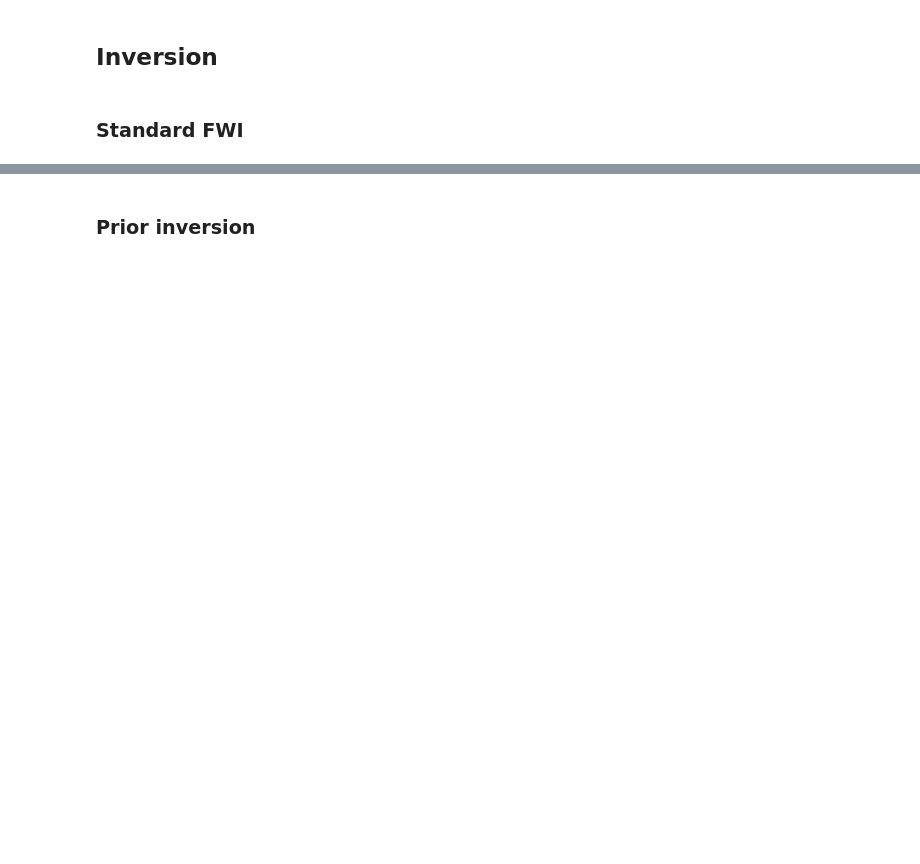
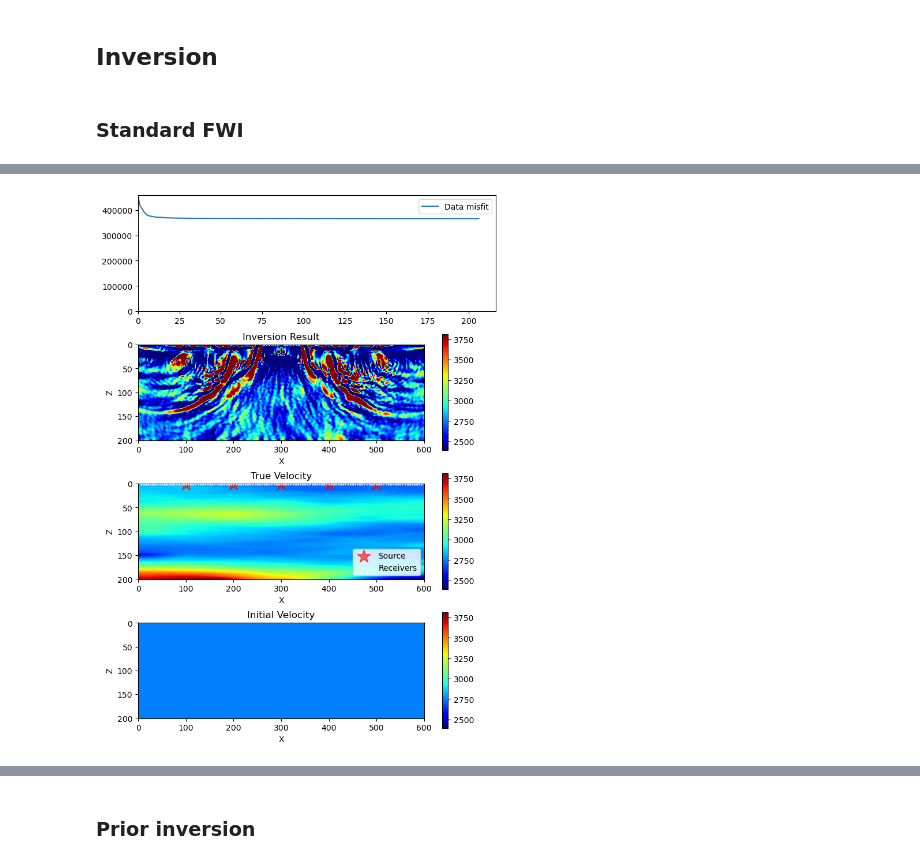
Before and after one commit to medicinely/fwi, a Jupyter notebook: fwi_matrix.ipynb, the cells around one changed output, grey strips where cells are left out. Saved outputs shown, nothing was run; the diff lists cells and outputs as text; code cells hidden in the pictures; blank space fills up the shorter version.

```diff
--- a/fwi_matrix.ipynb
+++ b/fwi_matrix.ipynb
@@ -415,0 +371,82 @@ plt.show()
+# %%
+from scipy.optimize import minimize
+
+# # optimize function
+# v_smo = readbin('../dataset/marm2_smo.dat',nz,nx)
+# v_init = (v_smo * 1e3).flatten()
+
+def J_multi(vel,d_obs,wsrc,zxsrc,zxrec,at,az,ax,next,device):
+
+    nsrc = zxsrc.shape[1]
+    Js = 0
+    for i in range(nsrc):
+        zxsrci = np.expand_dims(zxsrc[:,i],-1)
+        nz, nx = len(az), len(ax)
+        if vel.ndim == 1: vel = np.reshape(vel.flatten(),(nz,nx))
+        _, d = prop2d(wsrc,zxsrci,zxrec,vel,at,az,ax,next,device)
+        residual = d - d_obs
+        J = 0.5 * np.sum(residual ** 2) # Residual is the half of the L2 norm square
+        Js += J
+
+    print("J = %.2f" % Js)
+    global loss
+    loss = Js.copy()
+
+    return Js
+
+def callback(x):
+    clear_output(wait=True)
+    losses.append(loss)
+
+    # Display loss track
+    plt.figure(figsize=(8,12), dpi=100)
+    plt.subplot(411)
+    plt.plot(losses)
+    plt.legend(['Data misfit'])
+    plt.xlim(xmin=0)
+    plt.ylim(ymin=0)
+
+    # Display current velocity field
+    plt.subplot(412)
+    plt.imshow(x.reshape((nz, nx)), vmin=vmin, vmax=vmax, cmap='jet')
+    plt.colorbar()
+    plt.title('Inversion Result')
+    plt.xlabel('X')
+    plt.ylabel('Z')
+    plt.axis('scaled')
+
+    # Plot the reference velocity
+    plt.subplot(413)
+    plt.imshow(v_ref.reshape((nz, nx)), vmin=vmin, vmax=vmax, cmap='jet')
+    plt.colorbar()  # Adjust the pad value as needed
+    plt.scatter(zxsrc[1,:],zxsrc[0,:],marker='*',color='r',s=300,alpha=0.6,label="Source")
+    plt.scatter(zxrec[1,:],zxrec[0,:],marker='s',color='w',s=1,alpha=0.8,label="Receivers")
+    plt.legend(loc='lower right')
+    plt.title('True Velocity')
+    plt.xlabel('X')
+    plt.ylabel('Z')
+
+    # Plot the initial velocity
+    plt.subplot(414)
+    plt.imshow(v_init.reshape((nz, nx)), vmin=vmin, vmax=vmax, cmap='jet')
+    plt.colorbar()  # Adjust the pad value as needed
+    plt.title('Initial Velocity')
+    plt.xlabel('X')
+    plt.ylabel('Z')
+    plt.show()
+
+zxsrc = np.array([[1,1,1,1,1], [nx//6,2*nx//6,3*nx//6,4*nx//6,5*nx//6]])
+losses = []
+resi = minimize(fun = J_multi,
+               x0 = v_init,
+               args = (d_obs,wsrc,zxsrc,zxrec,at,az,ax,next,device),
+               method='L-BFGS-B',
+               # method='Newton-CG',
+               bounds = np.full((len(v_init), 2), (vmin,vmax)),
+               jac = gradient_multi, # Jacobian
+               options = {'disp':True, 'maxiter':500},
+               callback = callback
+              )
+v_fwi = resi.x
+print(v_fwi.shape)
+# %% [output]
@@ -415,0 +454 @@ plt.show()
+[figure, added]
```
Also changed, not shown: parts of 12 cells of this notebook, 1 other file.
